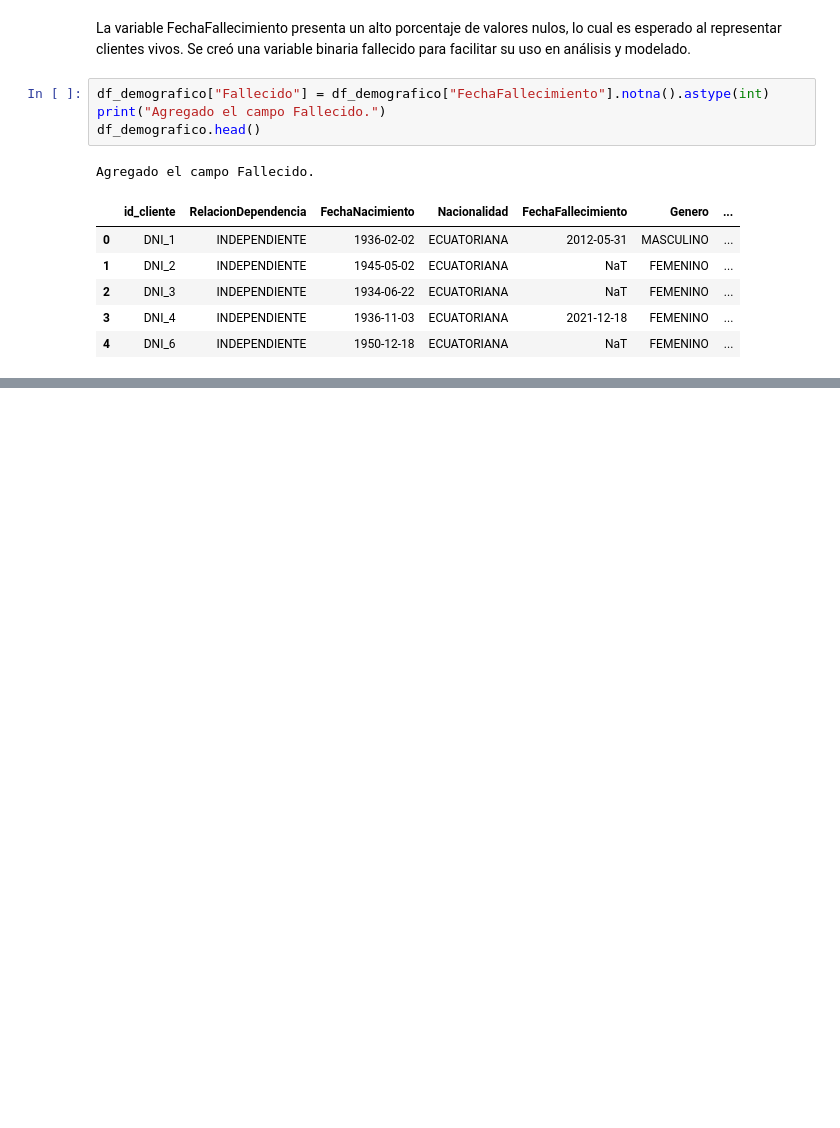
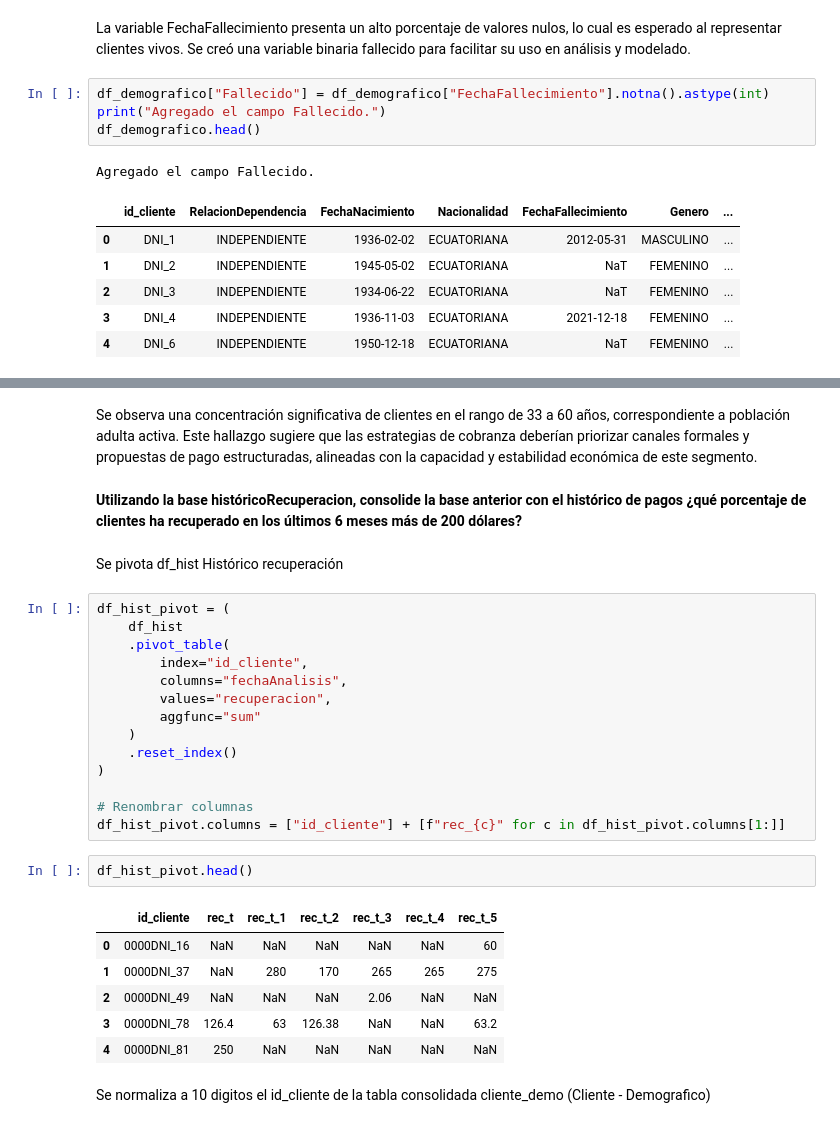
Before and after one commit to juandtap/pruebatecnica, a Jupyter notebook: PruebaTecnica_Tapia_Diego.ipynb, the cells around one changed output, grey strips where cells are left out. Saved outputs shown, nothing was run; the diff lists cells and outputs as text; blank space fills up the shorter version.

```diff
--- a/PruebaTecnica_Tapia_Diego.ipynb
+++ b/PruebaTecnica_Tapia_Diego.ipynb
@@ -331,0 +459,33 @@ Agregado el campo Fallecido.
+# %% [markdown]
+Se observa una concentración significativa de clientes en el rango de 33 a 60 años, correspondiente a población adulta activa. Este hallazgo sugiere que las estrategias de cobranza deberían priorizar canales formales y propuestas de pago estructuradas, alineadas con la capacidad y estabilidad económica de este segmento.
+# %% [markdown]
+**Utilizando la base históricoRecuperacion, consolide la base anterior con el histórico de
+pagos ¿qué porcentaje de clientes ha recuperado en los últimos 6 meses más de 200
+dólares?**
+# %% [markdown]
+Se pivota df_hist Histórico recuperación
+# %%
+df_hist_pivot = (
+    df_hist
+    .pivot_table(
+        index="id_cliente",
+        columns="fechaAnalisis",
+        values="recuperacion",
+        aggfunc="sum"
+    )
+    .reset_index()
+)
+
+# Renombrar columnas
+df_hist_pivot.columns = ["id_cliente"] + [f"rec_{c}" for c in df_hist_pivot.columns[1:]]
+# %%
+df_hist_pivot.head()
+# %% [output]
+|  | id_cliente | rec_t | rec_t_1 | rec_t_2 | rec_t_3 | rec_t_4 | rec_t_5 |
+| 0 | 0000DNI_16 | NaN | NaN | NaN | NaN | NaN | 60 |
+| 1 | 0000DNI_37 | NaN | 280 | 170 | 265 | 265 | 275 |
+| 2 | 0000DNI_49 | NaN | NaN | NaN | 2.06 | NaN | NaN |
+| 3 | 0000DNI_78 | 126.4 | 63 | 126.38 | NaN | NaN | 63.2 |
+| 4 | 0000DNI_81 | 250 | NaN | NaN | NaN | NaN | NaN |
+# %% [markdown]
+Se normaliza a 10 digitos el id_cliente de la tabla consolidada cliente_demo (Cliente - Demografico)
```
Also changed, not shown: parts of 46 cells of this notebook.
